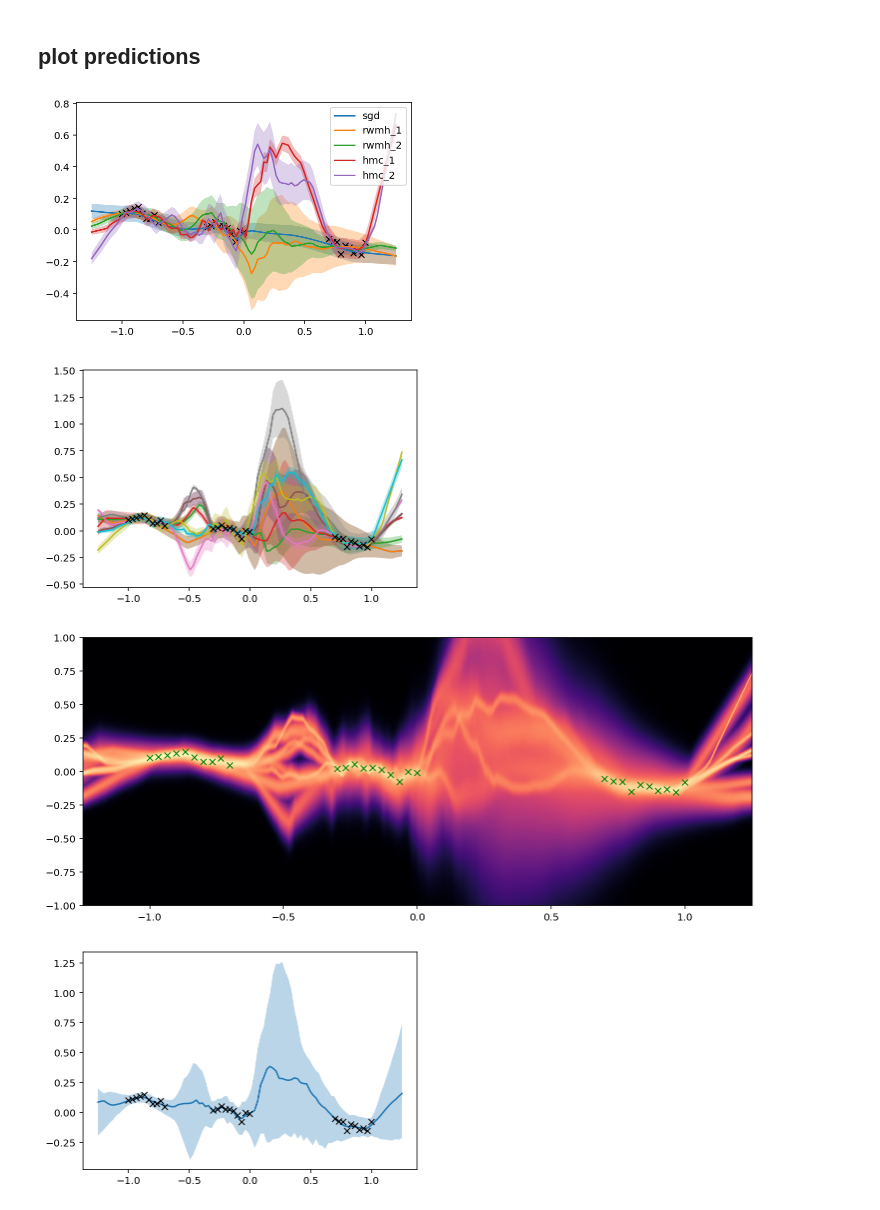
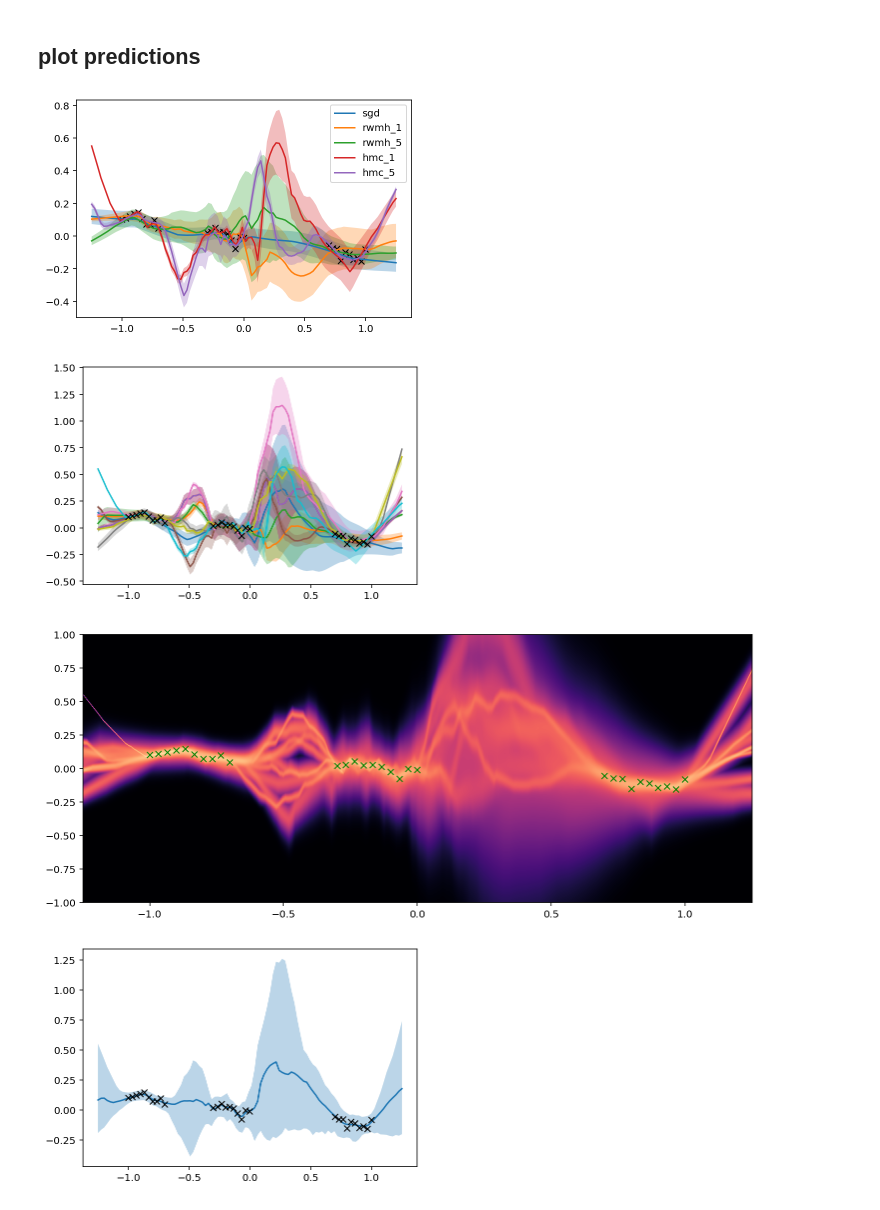
Before and after one commit to martin-marek/bnn-project, a Jupyter notebook: notebooks/1d_regression.ipynb, the cells around one changed output. Cells and saved outputs as stored; diff of their text form; code cells hidden in the pictures.

```diff
--- a/notebooks/1d_regression.ipynb
+++ b/notebooks/1d_regression.ipynb
@@ -115,30 +117,30 @@ plt.plot(log_prob_sgd)
 # %%
 fig, ax = plt.subplots()
 
 # plot training data
 ax.plot(x_train[:, 0], y_train, 'kx')
 
 
 # labeled results
 labeled_params = {
     'sgd': params_sgd,
     'rwmh_1': params_rwmh[-1],
-    'rwmh_2': params_rwmh[-2],
+    'rwmh_5': params_rwmh[-5],
     'hmc_1': params_hmc[-1],
-    'hmc_2': params_hmc[-2],
+    'hmc_5': params_hmc[-5],
 }
 
 # plot predictions
 x_full = jnp.linspace(-1.25, 1.25, 100)[:, None]
 for label, params in labeled_params.items():
     y_hat = predict_fn(x_full, params)
     ax.fill_between(x_full[:, 0], y_hat[:, 0]-2*y_hat[:, 1], y_hat[:, 0]+2*y_hat[:, 1], alpha=0.3)
     ax.plot(x_full[:, 0], y_hat[:, 0], label=label)
 
 ax.legend(loc='upper right')
 plt.show()
 # %% [output]
-[figure, old version]
+[figure, new version]
 # %%
 fig, ax = plt.subplots()
 
@@ -154,7 +156,7 @@ ax.plot(x_train[:, 0], y_train, 'kx')
 
 plt.show()
 # %% [output]
-[figure, old version]
+[figure, new version]
 # %%
 # create grid to evaluate posterior predictive density
 nx, ny = 800, 400
@@ -179,7 +181,7 @@ ax.imshow(z_full.T**(1/8), origin='lower', cmap='magma', extent=extent, aspect=1
 ax.plot(x_train[:, 0], y_train, 'x', color='green')
 plt.show()
 # %% [output]
-[figure, old version]
+[figure, new version]
 # %%
 key = jax.random.PRNGKey(0)
 alpha = 0.05
@@ -212,4 +214,4 @@ ax.plot(x_full, quantiles[1, :])
 ax.plot(x_train[:, 0], y_train, 'kx')
 plt.show()
 # %% [output]
-[figure, old version]
+[figure, new version]
```
Also changed, not shown: parts of 4 cells of this notebook, 1 other file.
